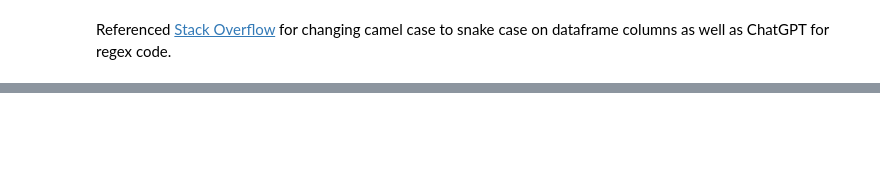
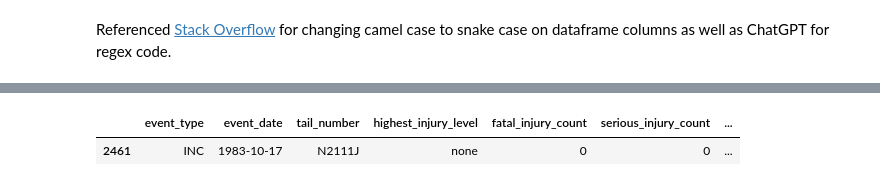
Before and after one commit to FragariaChemist/airline_safety, a Jupyter notebook: data_cleaning_eda.ipynb, the cells around one changed output, grey strips where cells are left out. Cells and saved outputs as stored; diff of their text form; code cells hidden in the pictures; blank space fills up the shorter version.

Commit message:
Finished up cleaning and EDA notebook.  Added cleaned csv to data folder.  Also added copy of csv where I cleared out cells that only had a single comma inside.

```diff
--- a/data_cleaning_eda.ipynb
+++ b/data_cleaning_eda.ipynb
@@ -162,0 +419,2 @@ airline_filtered_df['event_date'] = airline_filtered_df['event_date'].str[:10]
+# %%
+airline_filtered_df.drop(716, inplace = True)
@@ -162,0 +536,19 @@ airline_filtered_df['event_date'] = airline_filtered_df['event_date'].str[:10]
+# %%
+# Major model cleaning
+airline_filtered_df['model1'] = airline_filtered_df['model1'].apply(boeing_replace)
+airline_filtered_df['model1'] = airline_filtered_df['model1'].apply(dc_replace)
+airline_filtered_df['model1'] = airline_filtered_df['model1'].apply(airbus_replace)
+airline_filtered_df['model1'] = airline_filtered_df['model1'].apply(l_1011_replace)
+airline_filtered_df['model1'] = airline_filtered_df['model1'].apply(md_replace)
+airline_filtered_df['model1'] = airline_filtered_df['model1'].apply(erj_replace)
+airline_filtered_df['model1'] = airline_filtered_df['model1'].apply(f28_replace)
+airline_filtered_df['model1'] = airline_filtered_df['model1'].apply(dhc_replace)
+airline_filtered_df['model1'] = airline_filtered_df['model1'].apply(ba_replace)
+airline_filtered_df['model1'] = airline_filtered_df['model1'].apply(saab_replace)
+# %%
+# Special case in model cleaning
+airline_filtered_df.loc[646,'model1'] = 'MD-82'
+# %%
+# Single uses
+airline_filtered_df['model1'] = airline_filtered_df['model1'].replace('100', 'FOKKER-100')
+airline_filtered_df['model1'] = airline_filtered_df['model1'].replace('SF-34OB', 'SAAB-340')
@@ -162,0 +575,6 @@ airline_filtered_df['event_date'] = airline_filtered_df['event_date'].str[:10]
+# %%
+# Not helpful, will drop column
+airline_filtered_df[airline_filtered_df['model1'] == '1-11/204/AF']
+# %% [output]
+|  | event_type | event_date | tail_number | highest_injury_level | fatal_injury_count | serious_injury_count | ... |
+| 2461 | INC | 1983-10-17 | N2111J | none | 0 | 0 | ... |
```
Also changed, not shown: parts of 80 cells of this notebook, 3 other files.
